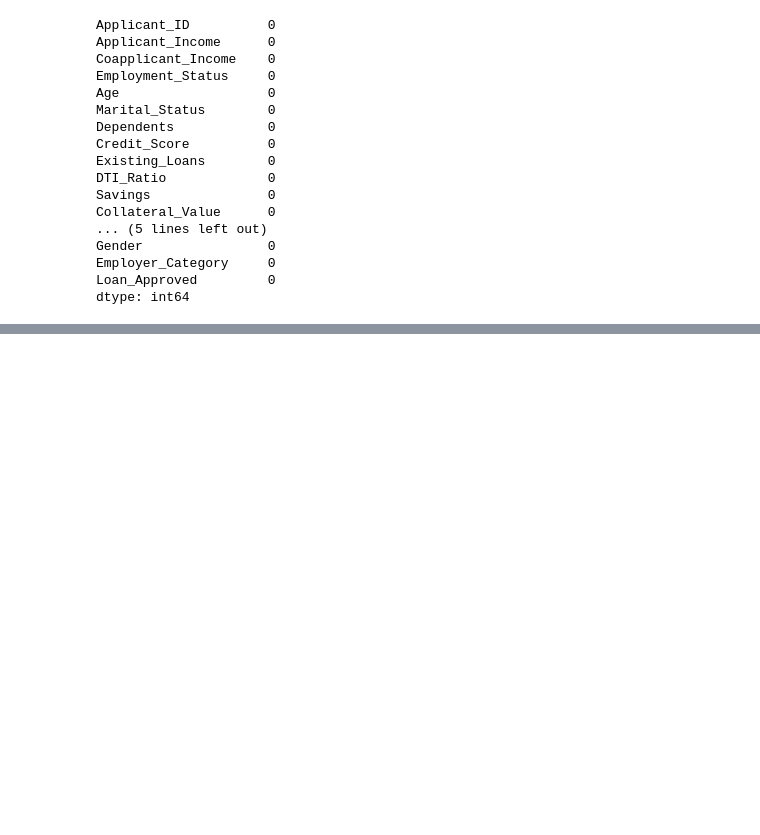
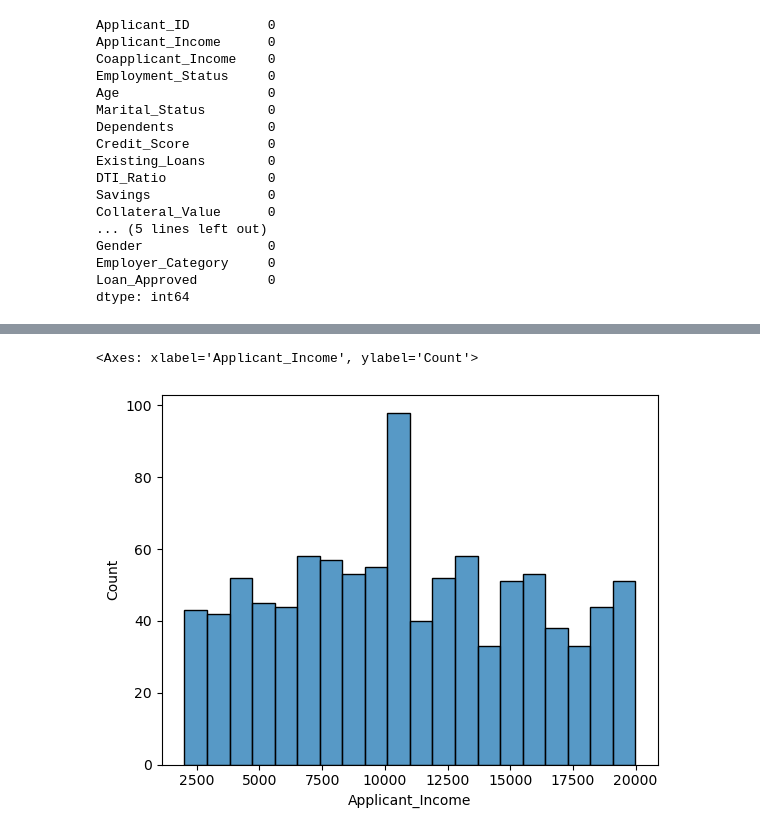
Before and after one commit to Prithvikatkar17/Credit-Wise-Loan-System, a Jupyter notebook: Model.ipynb, the cells around one changed output, grey strips where cells are left out. Cells and saved outputs as stored; diff of their text form; code cells hidden in the pictures; blank space fills up the shorter version.

```diff
--- a/Model.ipynb
+++ b/Model.ipynb
@@ -88,0 +114,11 @@ dtype: int64
+# %%
+# analyze income
+
+sns.histplot(
+    data = df,
+    x = "Applicant_Income",
+    bins=20
+)
+# %% [output]
+<Axes: xlabel='Applicant_Income', ylabel='Count'>
+[figure, added]
```
Also changed, not shown: parts of 8 cells of this notebook.
